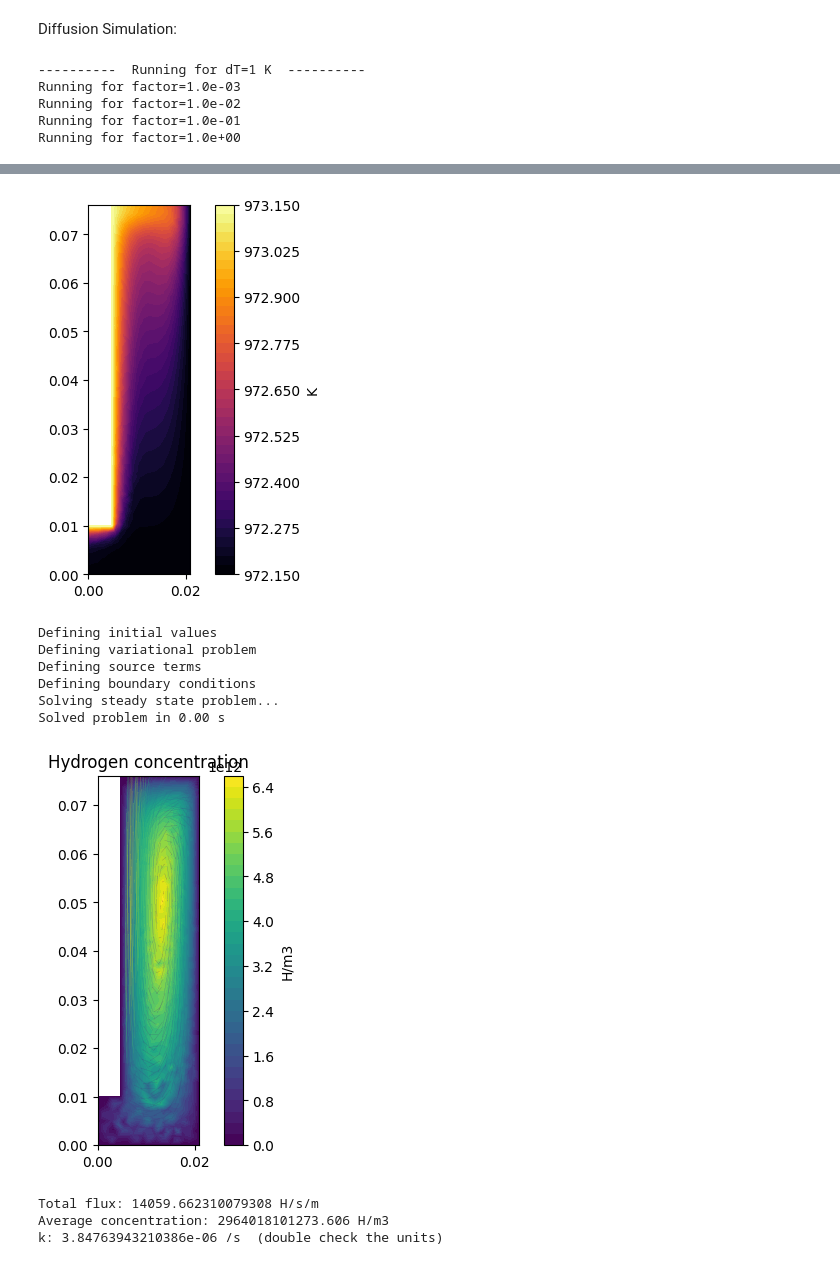
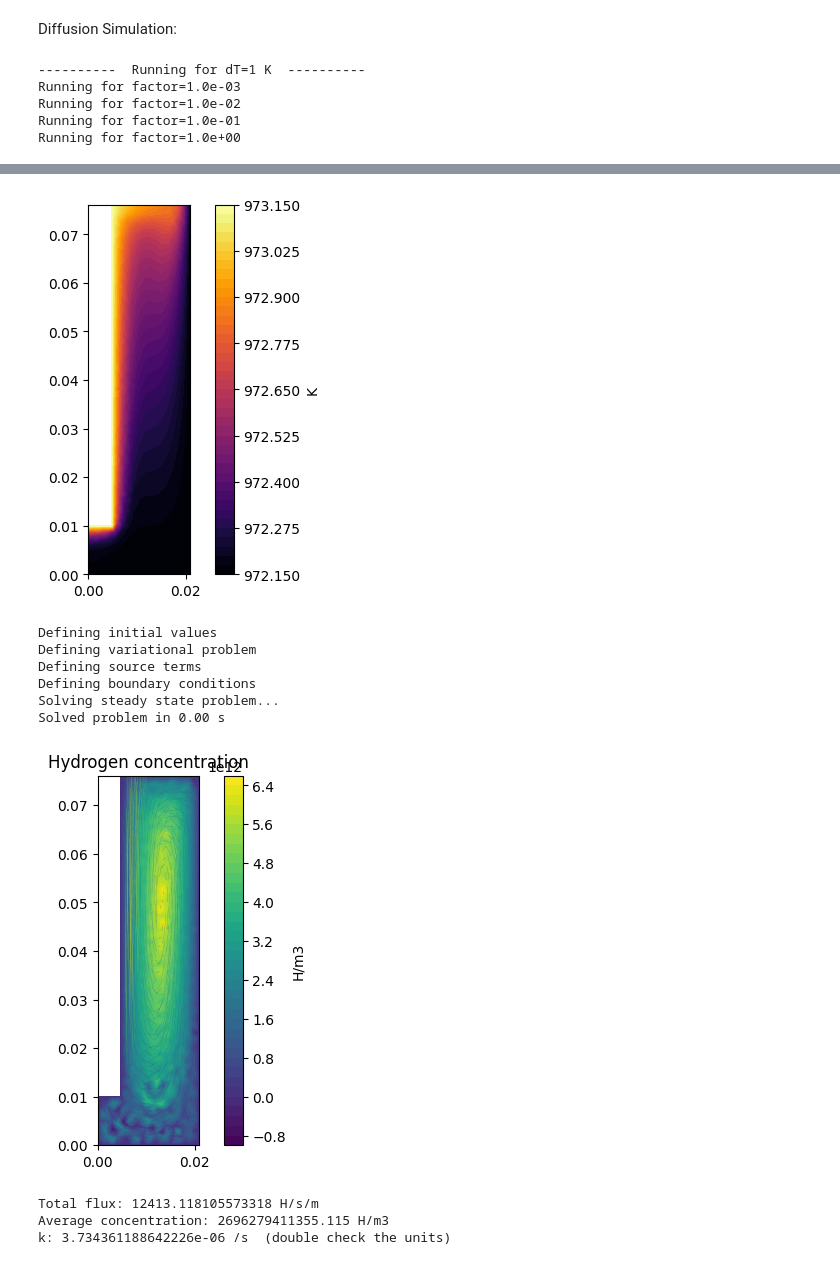
Before and after one commit to WeaverC20/LIBRADiff, a Jupyter notebook: BABY_2D_Simulation.ipynb, the cells around one changed output, grey strips where cells are left out. Cells and saved outputs as stored; diff of their text form; code cells hidden in the pictures.

Commit message:
slip boundary conditions at top and left surfaces

```diff
--- a/BABY_2D_Simulation.ipynb
+++ b/BABY_2D_Simulation.ipynb
@@ -279,8 +279,8 @@ def velocity_field(T_cold, T_hot, my_mesh):
         bottom_surface_VBC = DirichletBC(W.sub(0), Constant((0, 0)), surface_markers, bottom_id)
 
         # Non-slip through boundary conditions
-        left_surface_VBC = DirichletBC(W.sub(0), Constant((0, 0)), surface_markers, left_id)
-        top_surface_VBC = DirichletBC(W.sub(0), Constant((0, 0)), surface_markers, top_id)
+        left_surface_VBC = DirichletBC(W.sub(0).sub(0), Constant(0), surface_markers, left_id)
+        top_surface_VBC = DirichletBC(W.sub(0).sub(1), Constant(0), surface_markers, top_id)
 
         bcs = [
             upper_left_surface_TBC,
@@ -496,10 +496,9 @@ if __name__ == "__main__":
     plt.xlabel("Temperature difference [K]")
     plt.ylabel("Transport Coefficient [m/s]")
 
-    xdmf_file = XDMFFile("mesh_with_markers.xdmf")
+    # xdmf_file = XDMFFile("mesh_fencis.xdmf")
     # xdmf_file.write(mesh_fenics)
-    xdmf_file.write(surface_markers)
-    xdmf_file.close()
+    # xdmf_file.close()
 # %% [output]
 ----------  Running for dT=1 K  ----------
 Running for factor=1.0e-03
@@ -510,11 +509,11 @@ Running for factor=1.0e+00
 [figure]
 Defining initial values
 Defining variational problem
 Defining source terms
 Defining boundary conditions
 Solving steady state problem...
 Solved problem in 0.00 s
-[figure, old version]
+[figure, new version]
-Total flux: 14059.662310079308 H/s/m
-Average concentration: 2964018101273.606 H/m3
-k: 3.84763943210386e-06 /s  (double check the units)
+Total flux: 12413.118105573318 H/s/m
+Average concentration: 2696279411355.115 H/m3
+k: 3.734361188642226e-06 /s  (double check the units)
```
Also changed, not shown: parts of 1 cell of this notebook.
